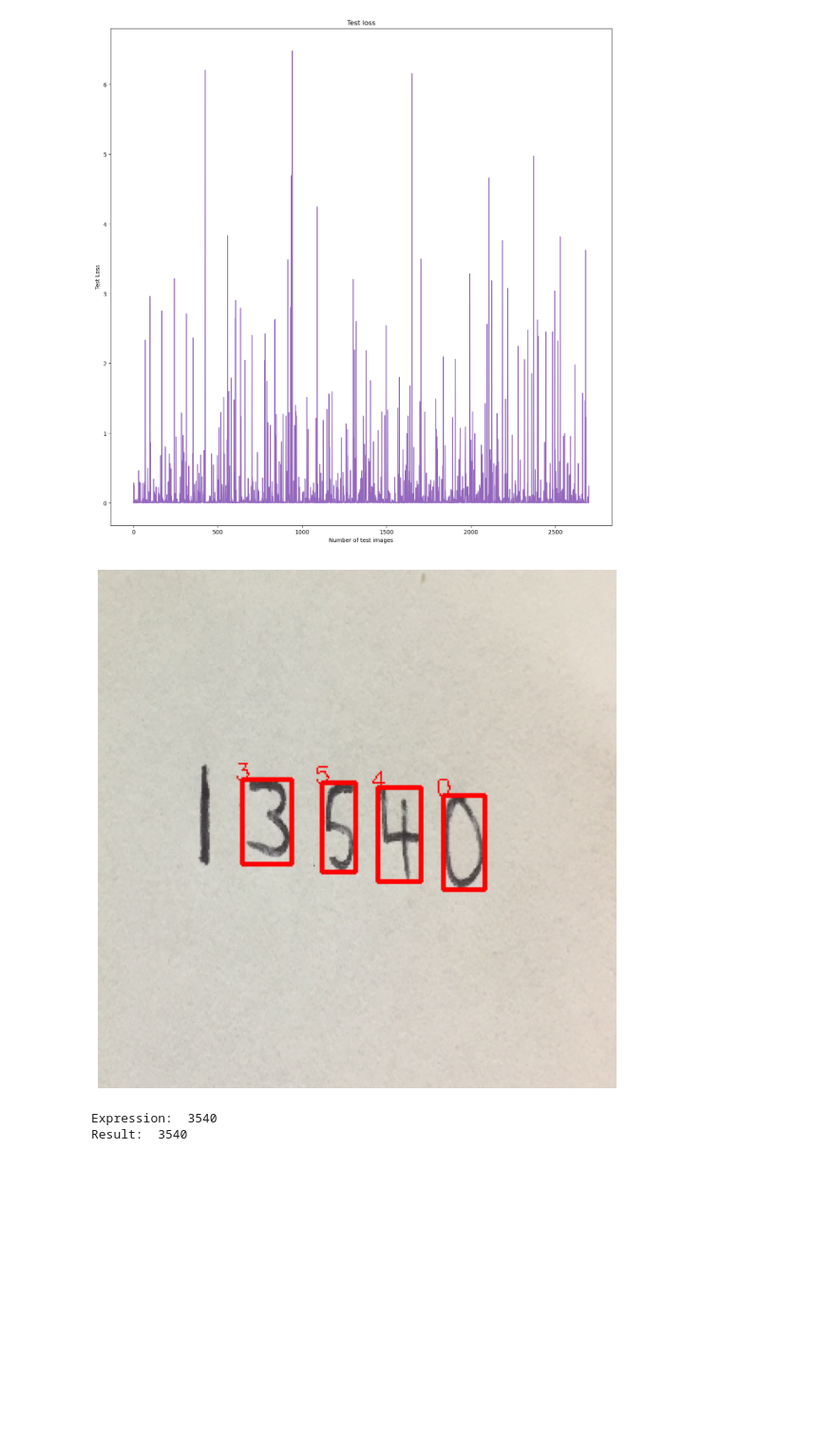
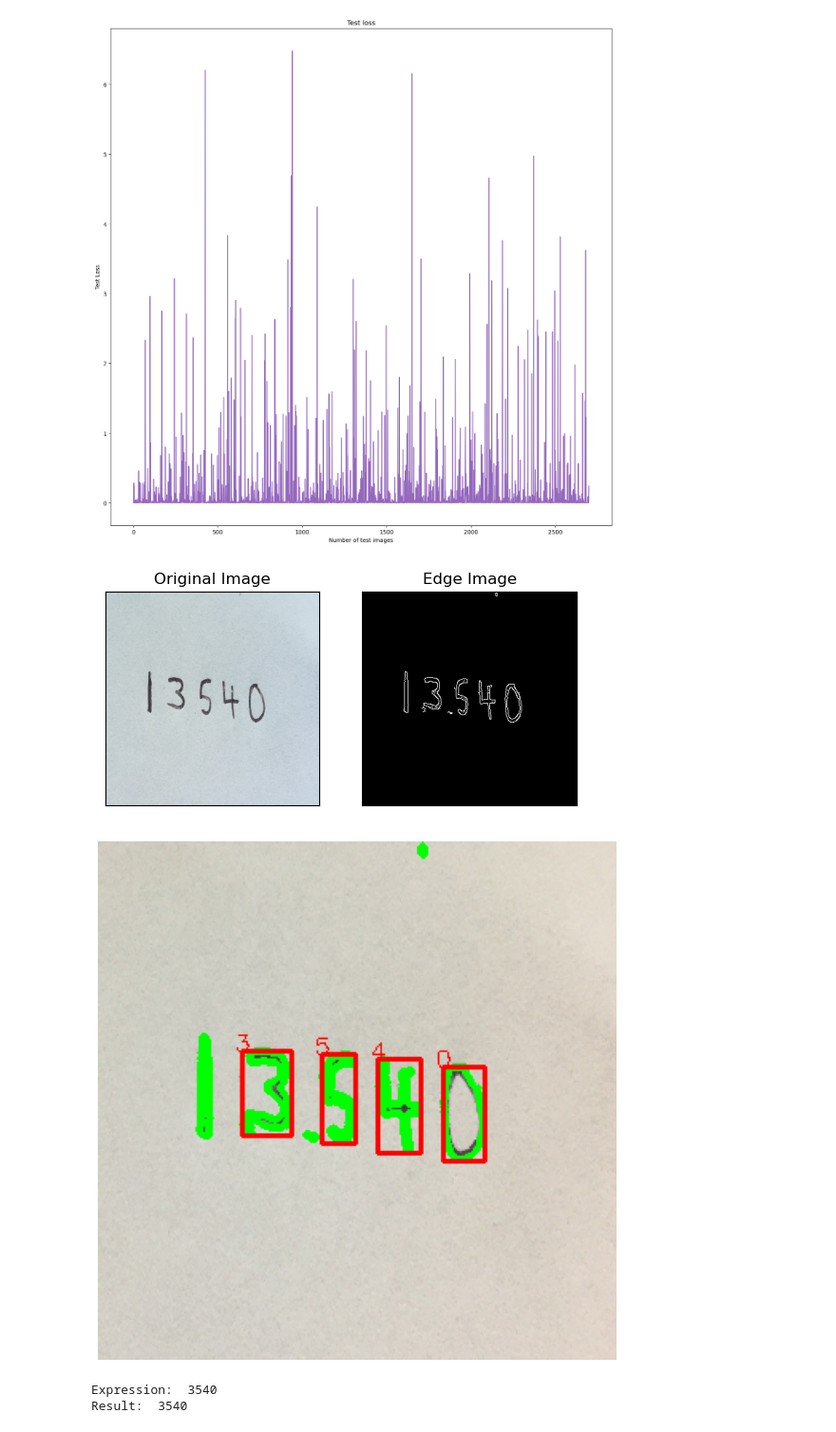
Before and after one commit to emilhu20/Handwritten-Digit-Calculator-using-Knowledge-Distillation, a Jupyter notebook: project.ipynb, the cells around one changed output. Shown at 95% size. Cells and saved outputs as stored; diff of their text form; code cells hidden in the pictures; blank space fills up the shorter version.

```diff
--- a/project.ipynb
+++ b/project.ipynb
@@ -661,16 +653,16 @@ def pipeline_expression(image_path, network):
     contours = sort_contours(contours, method="left-to-right")[0]                           #sorting from left to right
 
 
-    #plt.subplot(121),plt.imshow(image,cmap = 'gray')
-    #plt.title('Original Image'), plt.xticks([]), plt.yticks([])
-    #plt.subplot(122),plt.imshow(edged, cmap = 'gray')
-    #plt.title('Edge Image'), plt.xticks([]), plt.yticks([])
+    plt.subplot(121),plt.imshow(image,cmap = 'gray')
+    plt.title('Original Image'), plt.xticks([]), plt.yticks([])
+    plt.subplot(122),plt.imshow(edged, cmap = 'gray')
+    plt.title('Edge Image'), plt.xticks([]), plt.yticks([])
 
     #plot contours
-    #cv2.drawContours(image, contours, -1, (0,255,0), 3)
-    #cv2.imshow("title", image)
-    #cv2.waitKey(0)
-    #cv2.destroyAllWindows()
+    cv2.drawContours(image, contours, -1, (0,255,0), 3)
+    cv2.imshow("title", image)
+    cv2.waitKey(0)
+    cv2.destroyAllWindows()
 
 
     with torch.no_grad():
@@ -706,9 +698,9 @@ def pipeline_expression(image_path, network):
 
 
                 #prints padded images
-                #cv2.imshow("Padded", padded_image)
-                #cv2.waitKey(0)
-                #cv2.destroyAllWindows()
+                cv2.imshow("Padded", padded_image)
+                cv2.waitKey(0)
+                cv2.destroyAllWindows()
 
 
                 #convert images to tensors
@@ -723,34 +715,35 @@ def pipeline_expression(image_path, network):
                 #convert and store
                 label = INV_LABELS_DICS[predicted_label]
                 predictions.append(label)
 
                 #add rectangles and prediction to the image
                 cv2.rectangle(image, (x, y), (x+w, y+h), (0, 0, 255), 2)
                 cv2.putText(image, label, (x-5, y), cv2.FONT_HERSHEY_SIMPLEX, 0.5, (0, 0, 255))
 
 
     #printing image with bounding boxes
     figure = plt.figure(figsize=(10,10))
     image = cv2.cvtColor(image, cv2.COLOR_BGR2RGB)
     plt.imshow(image)
     plt.axis("off")
     plt.show()
 
     return predictions
 
 
 """
 Testing the pipeline
 """
 #getting previous internal state of model
 model = Network(num_classes=num_classes)
 model.load_state_dict(torch.load("model.pth"))
 
 
 test_image_path = "test_images/test.jpg"
 predictions = pipeline_expression(test_image_path, model)
 # %% [output]
-[figure, old version]
+[figure, new version]
+[figure, added]
 # %%
 """
 CALCULATOR METHOD
```
Also changed, not shown: parts of 5 cells of this notebook, 1 other file.
